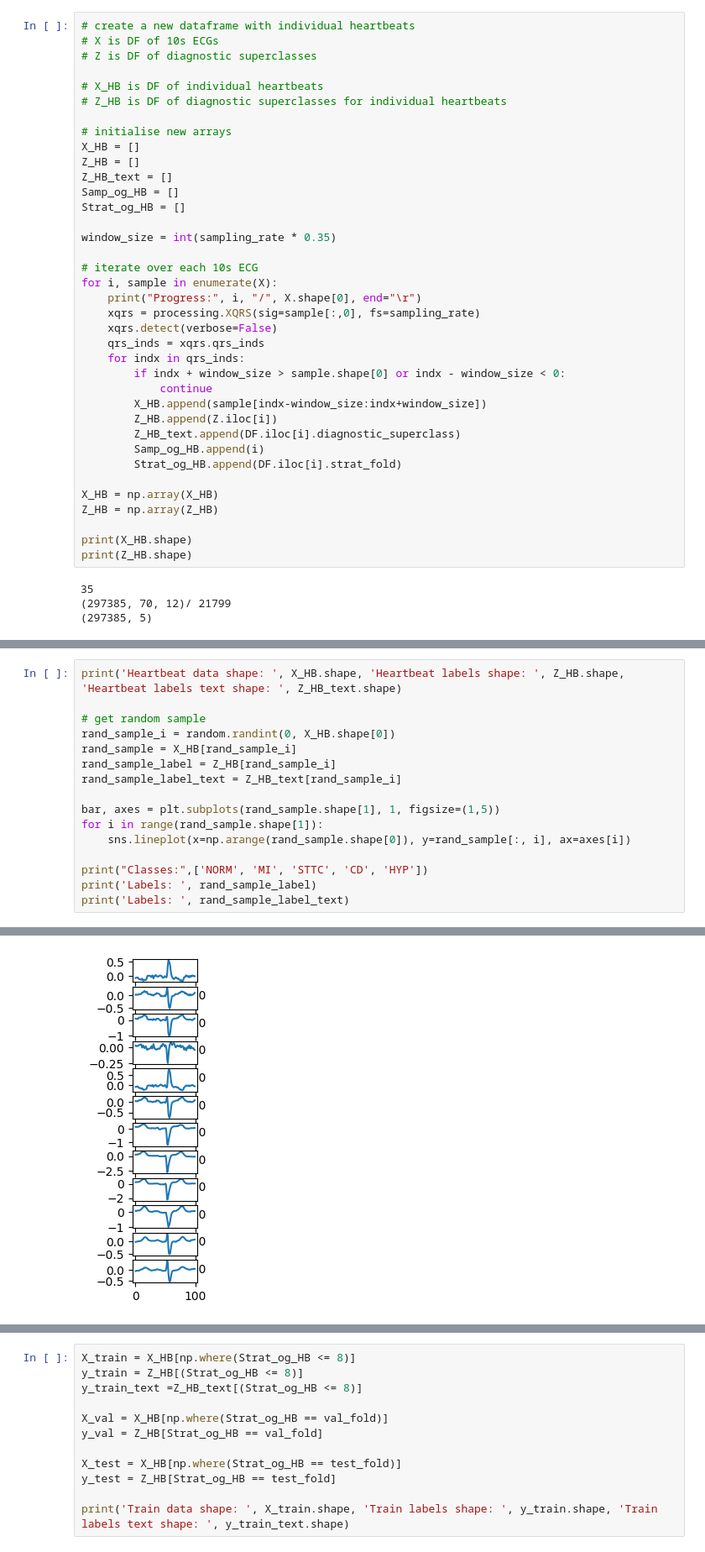
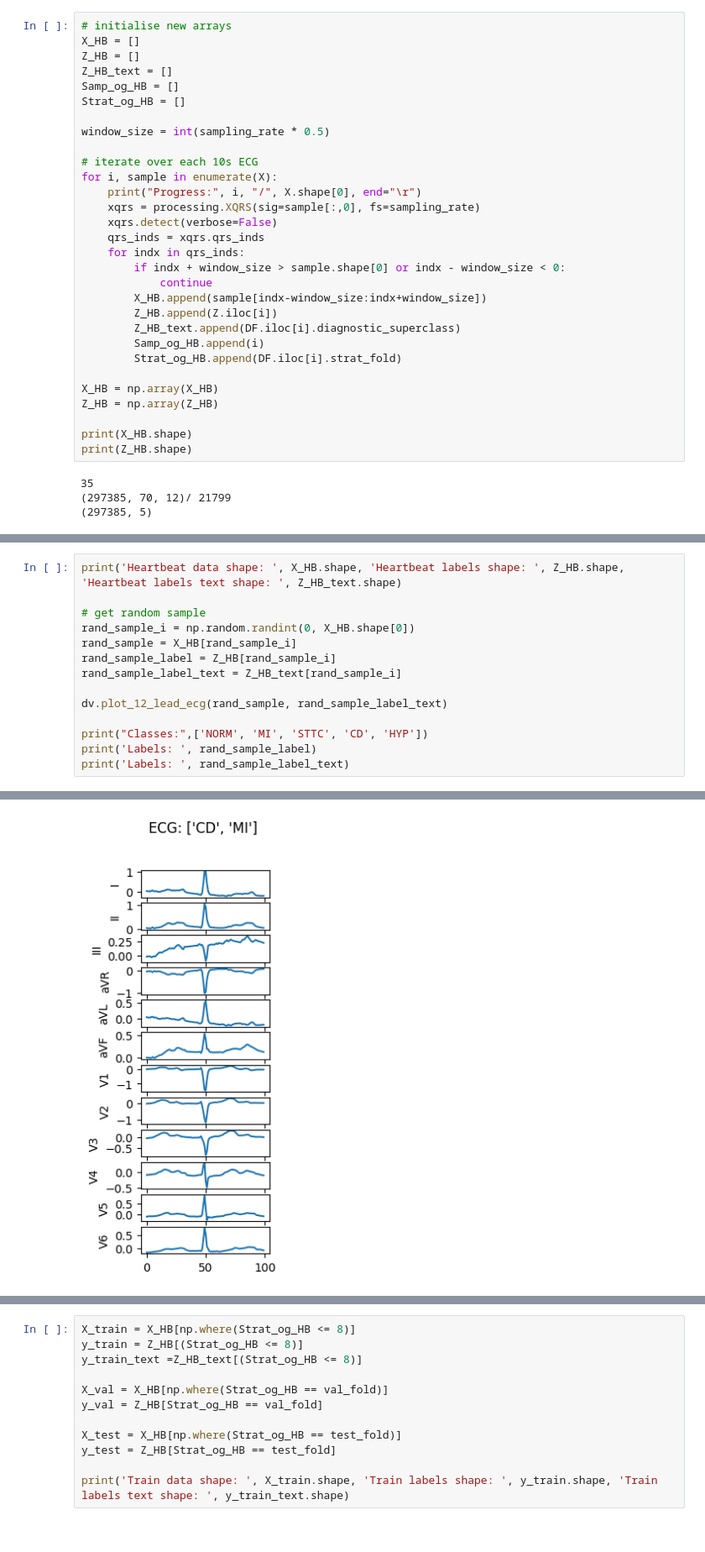
Before and after one commit to raaifhadadi/FYP, a Jupyter notebook: PTB_XL_data_processing.ipynb, the cells around one changed output, grey strips where cells are left out. Shown at 84% size. Drawn from its saved outputs; the diff is of its cells as text.

```diff
--- a/PTB_XL_data_processing.ipynb
+++ b/PTB_XL_data_processing.ipynb
@@ -209,11 +146,4 @@ Number of heartbeats:  11
 # %%
-# create a new dataframe with individual heartbeats
-# X is DF of 10s ECGs
-# Z is DF of diagnostic superclasses
-
-# X_HB is DF of individual heartbeats
-# Z_HB is DF of diagnostic superclasses for individual heartbeats
-
 # initialise new arrays
 X_HB = []
 Z_HB = []
@@ -221,7 +151,7 @@ Z_HB_text = []
 Samp_og_HB = []
 Strat_og_HB = []
 
-window_size = int(sampling_rate * 0.35)
+window_size = int(sampling_rate * 0.5)
 
 # iterate over each 10s ECG
 for i, sample in enumerate(X):
@@ -264,14 +181,12 @@ with np.load('data/PTB_XL_HB_1s_window.npz', allow_pickle=True) as data:
 print('Heartbeat data shape: ', X_HB.shape, 'Heartbeat labels shape: ', Z_HB.shape, 'Heartbeat labels text shape: ', Z_HB_text.shape)
 
 # get random sample
-rand_sample_i = random.randint(0, X_HB.shape[0])
+rand_sample_i = np.random.randint(0, X_HB.shape[0])
 rand_sample = X_HB[rand_sample_i]
 rand_sample_label = Z_HB[rand_sample_i]
 rand_sample_label_text = Z_HB_text[rand_sample_i]
 
-bar, axes = plt.subplots(rand_sample.shape[1], 1, figsize=(1,5))
-for i in range(rand_sample.shape[1]):
-    sns.lineplot(x=np.arange(rand_sample.shape[0]), y=rand_sample[:, i], ax=axes[i])
+dv.plot_12_lead_ecg(rand_sample, rand_sample_label_text)
 
 print("Classes:",['NORM', 'MI', 'STTC', 'CD', 'HYP'])
 print('Labels: ', rand_sample_label)
@@ -284 +196 @@ Labels:  ['CD', 'MI']
-[figure, old version]
+[figure, new version]
```
Also changed, not shown: parts of 18 cells of this notebook, 1 other file.
